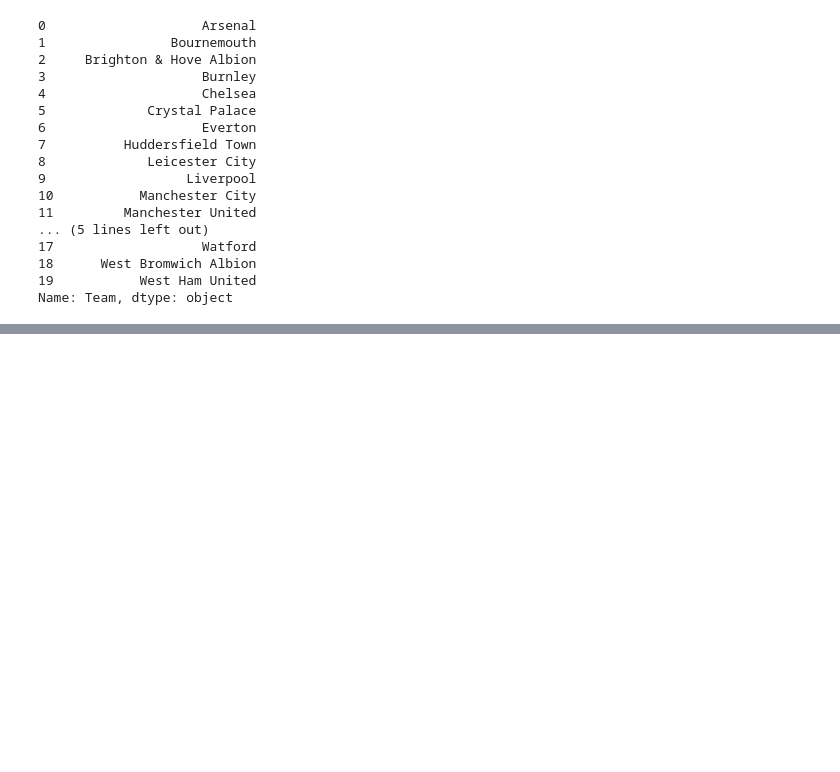
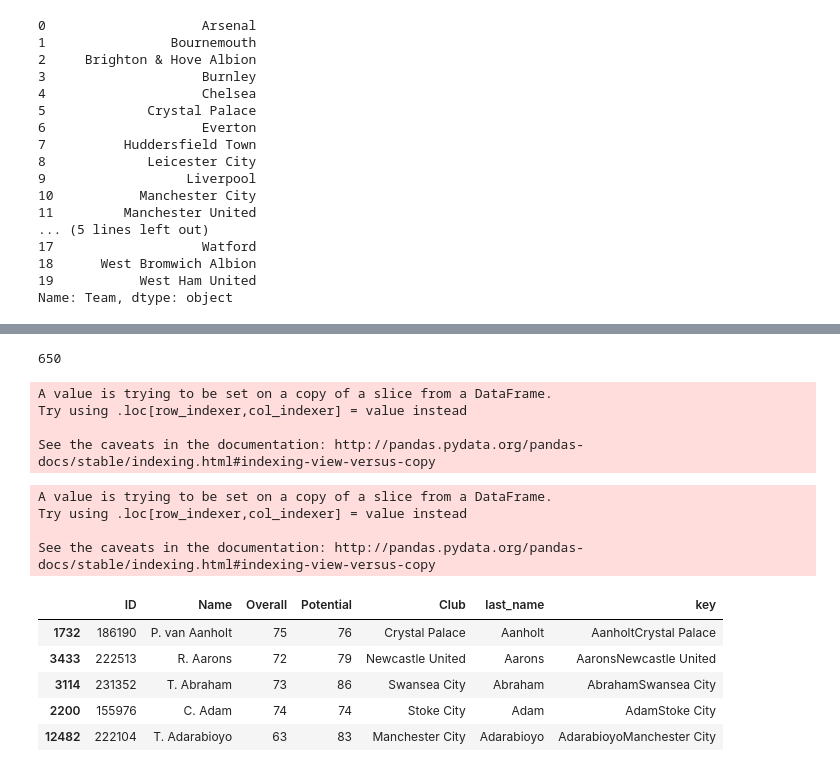
Before and after one commit to Cesar312/Project-ETL, a Jupyter notebook: ETL_final_notebook.ipynb, the cells around one changed output, grey strips where cells are left out. Cells and saved outputs as stored; diff of their text form; code cells hidden in the pictures; blank space fills up the shorter version.

```diff
--- a/ETL_final_notebook.ipynb
+++ b/ETL_final_notebook.ipynb
@@ -129,0 +142,31 @@ KeyError: False
+# %%
+len(epl_players)
+# %% [output]
+650
+# %%
+# splitting the FIFA game data by last name
+
+new = epl_players["Name"].str.rsplit(" ", n = 1, expand = True)
+epl_players['last_name'] = new[1]
+# %% [output]
+A value is trying to be set on a copy of a slice from a DataFrame.
+Try using .loc[row_indexer,col_indexer] = value instead
+
+See the caveats in the documentation: http://pandas.pydata.org/pandas-docs/stable/indexing.html#indexing-view-versus-copy
+# %%
+# create a unique key for the FIFA game data
+epl_players['key'] = epl_players['last_name'] + epl_players['Club']
+# %% [output]
+A value is trying to be set on a copy of a slice from a DataFrame.
+Try using .loc[row_indexer,col_indexer] = value instead
+
+See the caveats in the documentation: http://pandas.pydata.org/pandas-docs/stable/indexing.html#indexing-view-versus-copy
+# %%
+epl_players.sort_values('key').head()
+# %% [output]
+|  | ID | Name | Overall | Potential | Club | last_name | key |
+| 1732 | 186190 | P. van Aanholt | 75 | 76 | Crystal Palace | Aanholt | AanholtCrystal Palace |
+| 3433 | 222513 | R. Aarons | 72 | 79 | Newcastle United | Aarons | AaronsNewcastle United |
+| 3114 | 231352 | T. Abraham | 73 | 86 | Swansea City | Abraham | AbrahamSwansea City |
+| 2200 | 155976 | C. Adam | 74 | 74 | Stoke City | Adam | AdamStoke City |
+| 12482 | 222104 | T. Adarabioyo | 63 | 83 | Manchester City | Adarabioyo | AdarabioyoManchester City |
```
Also changed, not shown: parts of 22 cells of this notebook.
